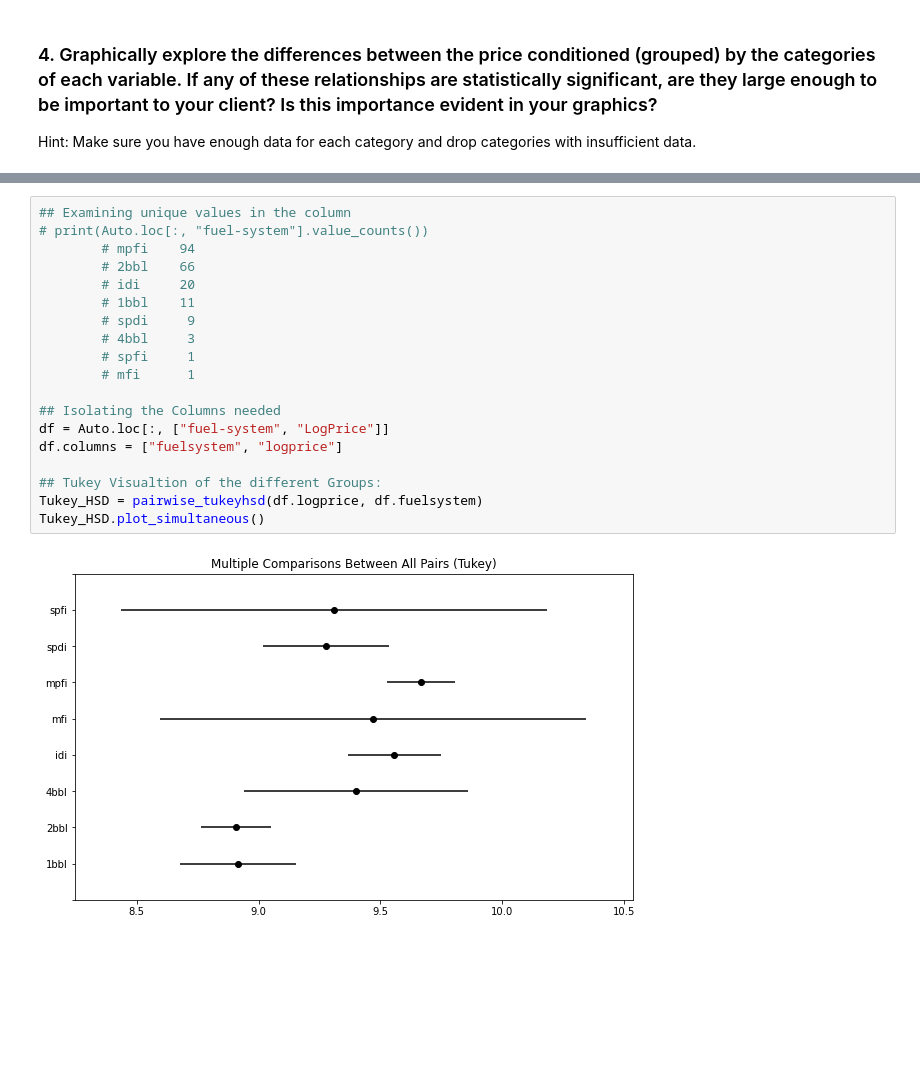
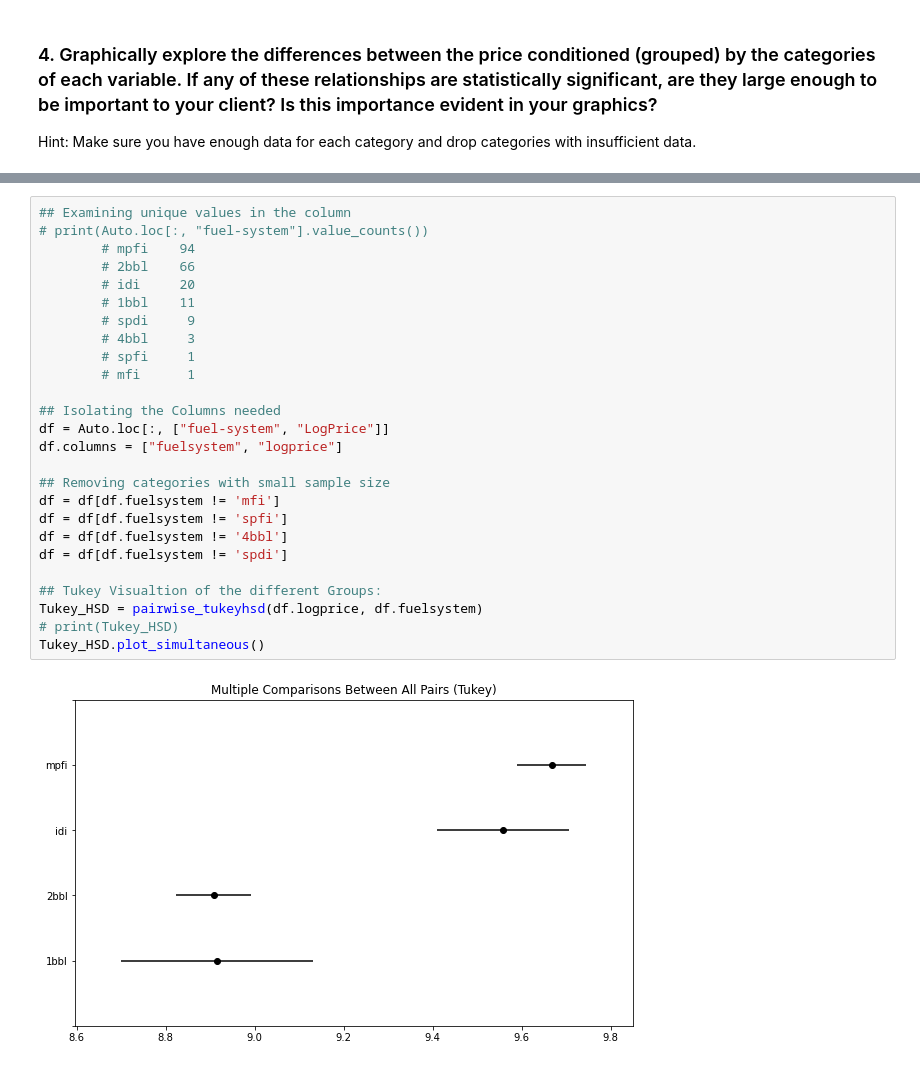
Before and after one commit to anajaved/UW_Data_Science_Cert, a Jupyter notebook: AnaJaved-L04-AutoHypothesis.ipynb, the cells around one changed output, grey strips where cells are left out. Saved outputs shown, nothing was run; the diff lists cells and outputs as text; blank space fills up the shorter version.

```diff
--- a/AnaJaved-L04-AutoHypothesis.ipynb
+++ b/AnaJaved-L04-AutoHypothesis.ipynb
@@ -524,21 +574,28 @@ Name: num-of-doors, dtype: int64
 # %%
 ## Examining unique values in the column
 # print(Auto.loc[:, "fuel-system"].value_counts())
         # mpfi    94
         # 2bbl    66
         # idi     20
         # 1bbl    11
         # spdi     9
         # 4bbl     3
         # spfi     1
         # mfi      1
 
 ## Isolating the Columns needed
 df = Auto.loc[:, ["fuel-system", "LogPrice"]]
 df.columns = ["fuelsystem", "logprice"]
 
+## Removing categories with small sample size
+df = df[df.fuelsystem != 'mfi']
+df = df[df.fuelsystem != 'spfi']
+df = df[df.fuelsystem != '4bbl']
+df = df[df.fuelsystem != 'spdi']
+
 ## Tukey Visualtion of the different Groups:
 Tukey_HSD = pairwise_tukeyhsd(df.logprice, df.fuelsystem)
+# print(Tukey_HSD)
 Tukey_HSD.plot_simultaneous()
 # %% [output]
-[figure, old version]
+[figure, new version]
```
Also changed, not shown: parts of 10 cells of this notebook.
